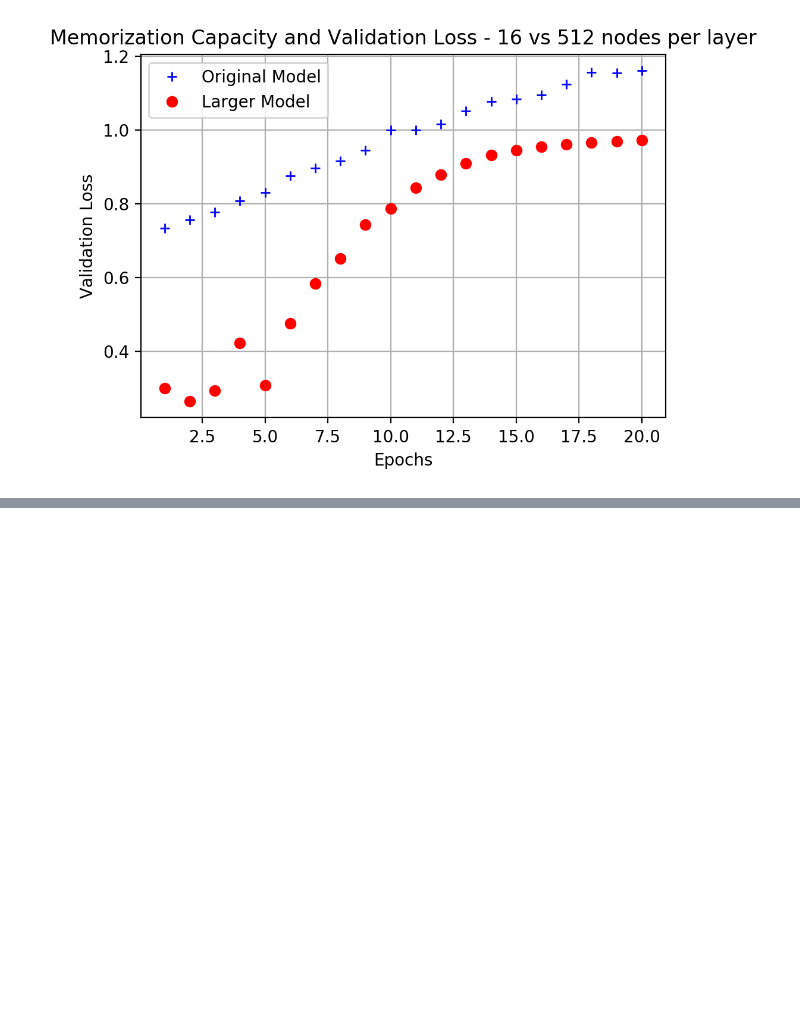
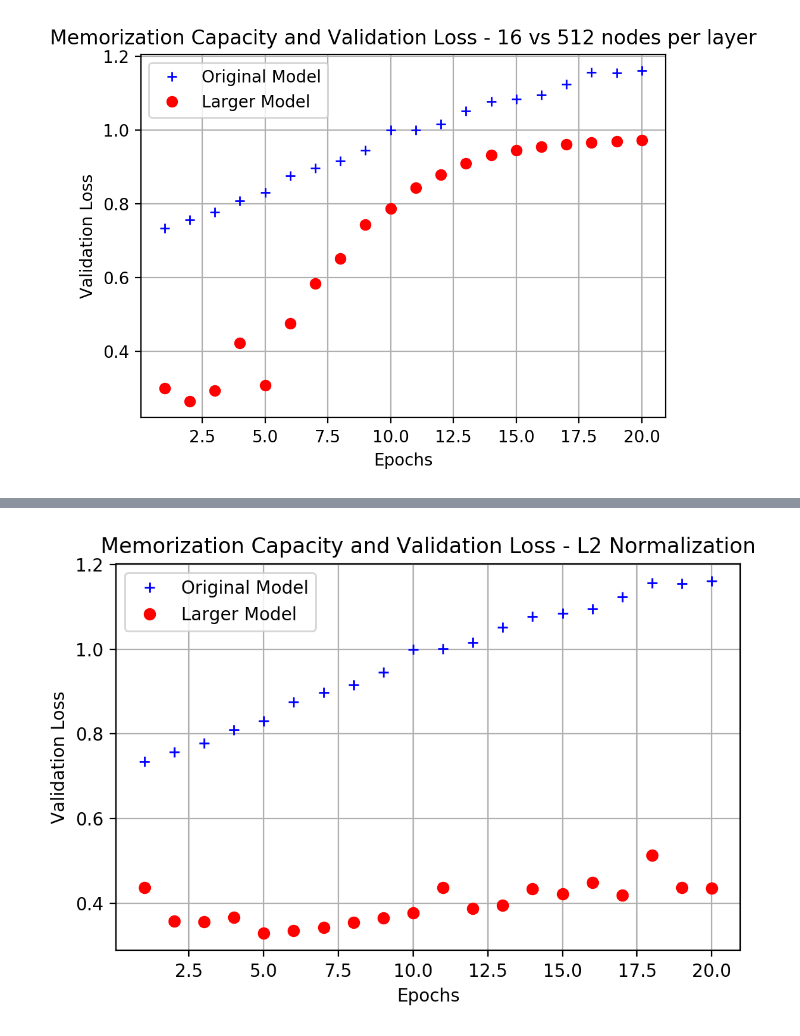
Before and after one commit to SMS-NED16/FYP-DL, a Jupyter notebook: Dl-Python-Book/chapter_4/4_1_Improving_IMDB_Model.ipynb, the cells around one changed output, grey strips where cells are left out. Cells and saved outputs as stored; diff of their text form; code cells hidden in the pictures; blank space fills up the shorter version.

Commit message:
Add 4.2 - Add L2 regularization model and visualization.

```diff
--- a/Dl-Python-Book/chapter_4/4_1_Improving_IMDB_Model.ipynb
+++ b/Dl-Python-Book/chapter_4/4_1_Improving_IMDB_Model.ipynb
@@ -161,0 +164,15 @@ plt.tight_layout()
+# %%
+from keras import regularizers
+
+model_l2 = models.Sequential()
+model_l2.add(layers.Dense(16, kernel_regularizer=regularizers.l2(0.001),
+                      activation='relu', input_shape=(10000,)))
+model_l2.add(layers.Dense(16, kernel_regularizer=regularizers.l2(0.001),
+                         activation='relu'))
+model_l2.add(layers.Dense(1, activation='sigmoid'))
+
+model_l2.compile(optimizer='rmsprop', loss='binary_crossentropy',
+                metrics=['accuracy'])
+
+model_l2_hist = model_l2.fit(partial_x_train, partial_y_train, epochs=20, batch_size=512,
+            validation_data=(x_val, y_val))
@@ -161,0 +197,11 @@ plt.tight_layout()
+# %%
+# Comparing the plots
+plt.figure(figsize=(6,4), dpi=200)
+epochs = range(1, len(model_l2_hist.history['acc']) + 1)
+plt.plot(epochs, old_hist.history['val_loss'], 'b+', label='Original Model')
+plt.plot(epochs, model_l2_hist.history['val_loss'], 'ro', label='Larger Model')
+plt.xlabel('Epochs'); plt.ylabel('Validation Loss'); plt.grid(True); plt.legend()
+plt.title('Memorization Capacity and Validation Loss - L2 Normalization')
+plt.tight_layout()
+# %% [output]
+[figure, added]
```
Also changed, not shown: parts of 2 cells of this notebook.
